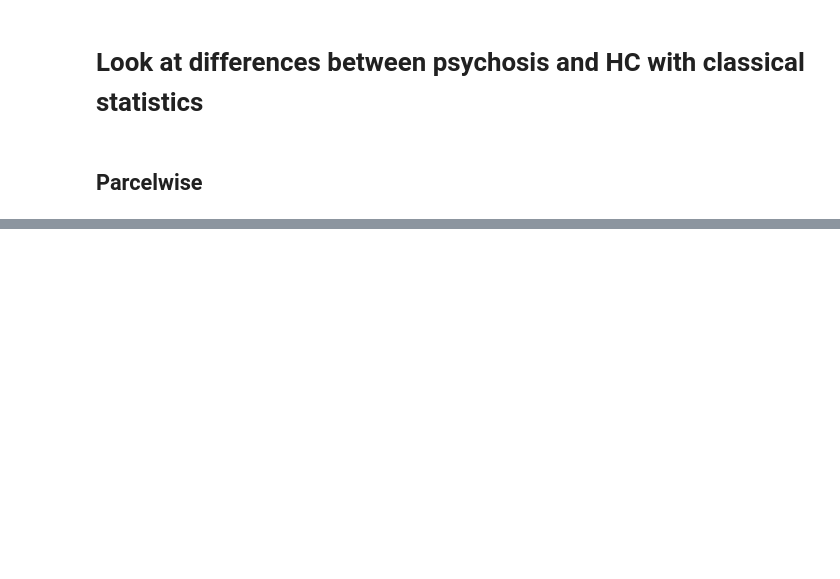
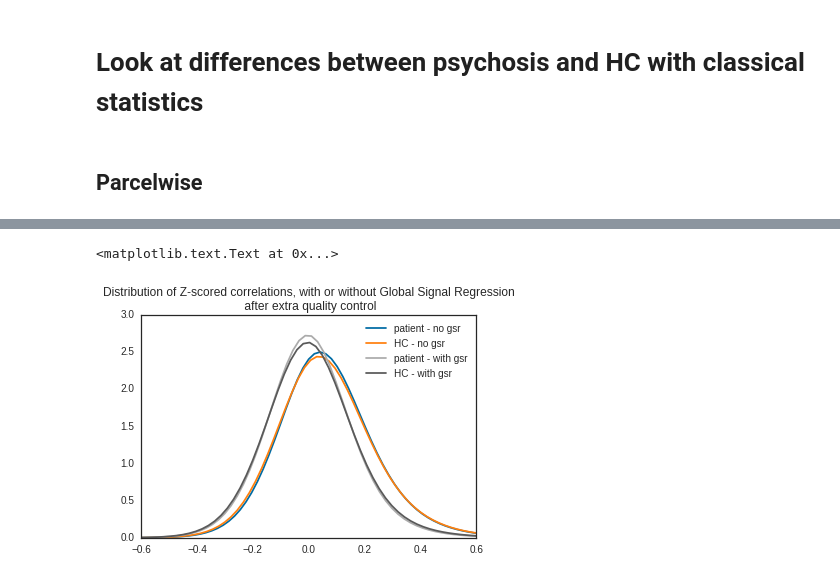
Before and after one commit to jokedurnez/Psychosis, a Jupyter notebook: 05_connectome_group/03_notebooks/evaluate_correlations_parcelwise.ipynb, the cells around one changed output, grey strips where cells are left out. Cells and saved outputs as stored; diff of their text form; code cells hidden in the pictures; blank space fills up the shorter version.

```diff
--- a/05_connectome_group/03_notebooks/evaluate_correlations_parcelwise.ipynb
+++ b/05_connectome_group/03_notebooks/evaluate_correlations_parcelwise.ipynb
@@ -47,0 +98,10 @@ connectomes = connectomes[:,:,QAid]
+# %%
+# subset results where additional QA is passed
+QAid_qc = np.where(np.logical_and(results_all.MRIQC_pass==1, results_all.MOTION_pass==1))[0]
+results_qc = results_all.iloc[QAid_qc]
+results_qc['patient_bin'] = ['True' if x==888 else 'False' for x in results_qc['patient']]
+results_qc.reset_index()
+connectomes_qc = connectomes_all[:,:,QAid_qc]
+connectomes_gsr_qc = connectomes_all_gsr[:,:,QAid_qc]
+
+num_subs(results_qc)
@@ -75,0 +167,12 @@ The figure below shows a comparison of the distribution of T-values with or with
+# %%
+patient = [1 if x==888 else 0 for x in results_qc.patient]
+bins = np.arange(-1,1,0.5)
+sns.distplot(connectomes_qc[:,:,np.where(A(patient)==1)[0]].flatten(),hist=False,label='patient - no gsr',kde_kws={"bw":0.05})
+sns.distplot(connectomes_qc[:,:,np.where(A(patient)==0)[0]].flatten(),hist=False,label='HC - no gsr',kde_kws={"bw":0.05})
+sns.distplot(connectomes_gsr_qc[:,:,np.where(A(patient)==1)[0]].flatten(),hist=False,label="patient - with gsr",kde_kws={"bw":0.05})
+sns.distplot(connectomes_gsr_qc[:,:,np.where(A(patient)==0)[0]].flatten(),hist=False,label="HC - with gsr",kde_kws={"bw":0.05})
+plt.xlim([-0.6,0.6])
+plt.title("Distribution of Z-scored correlations, with or without Global Signal Regression \n after extra quality control")
+# %% [output]
+<matplotlib.text.Text at 0x...>
+[figure, added]
```
Also changed, not shown: parts of 28 cells of this notebook.
